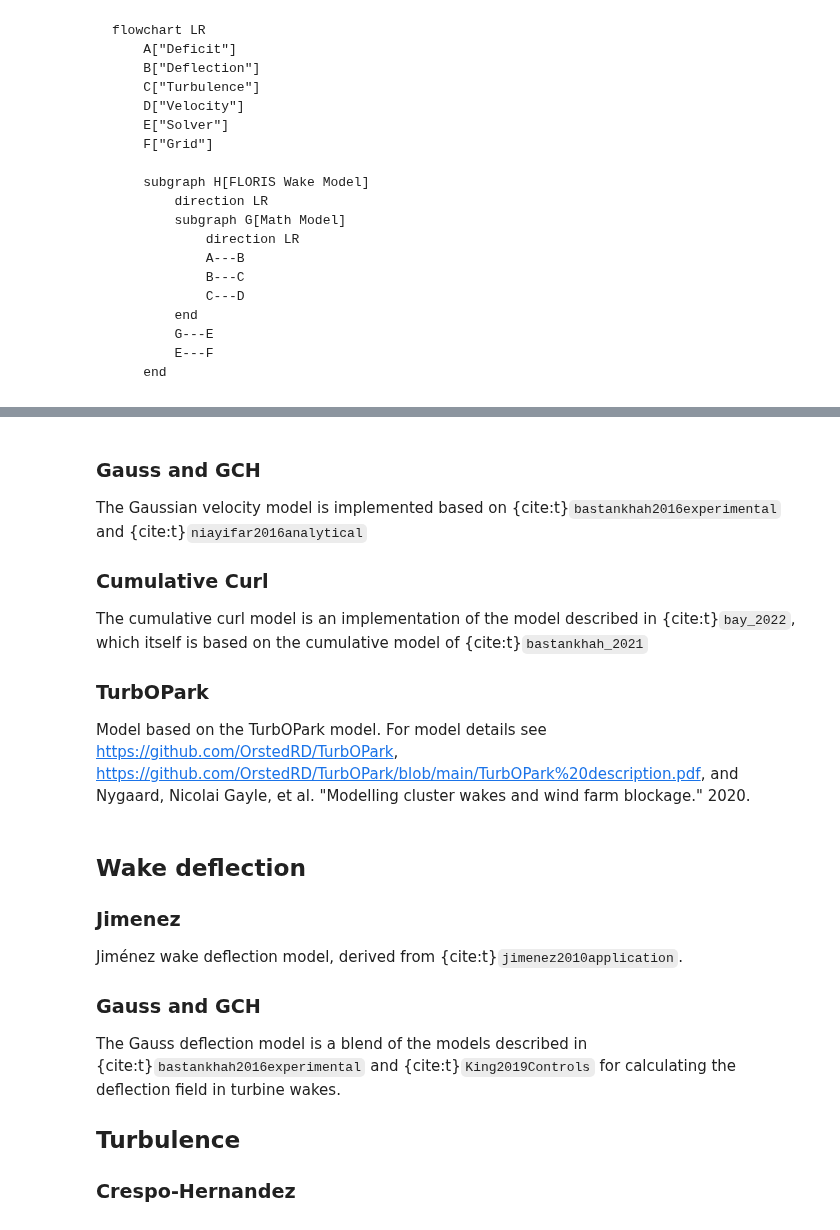
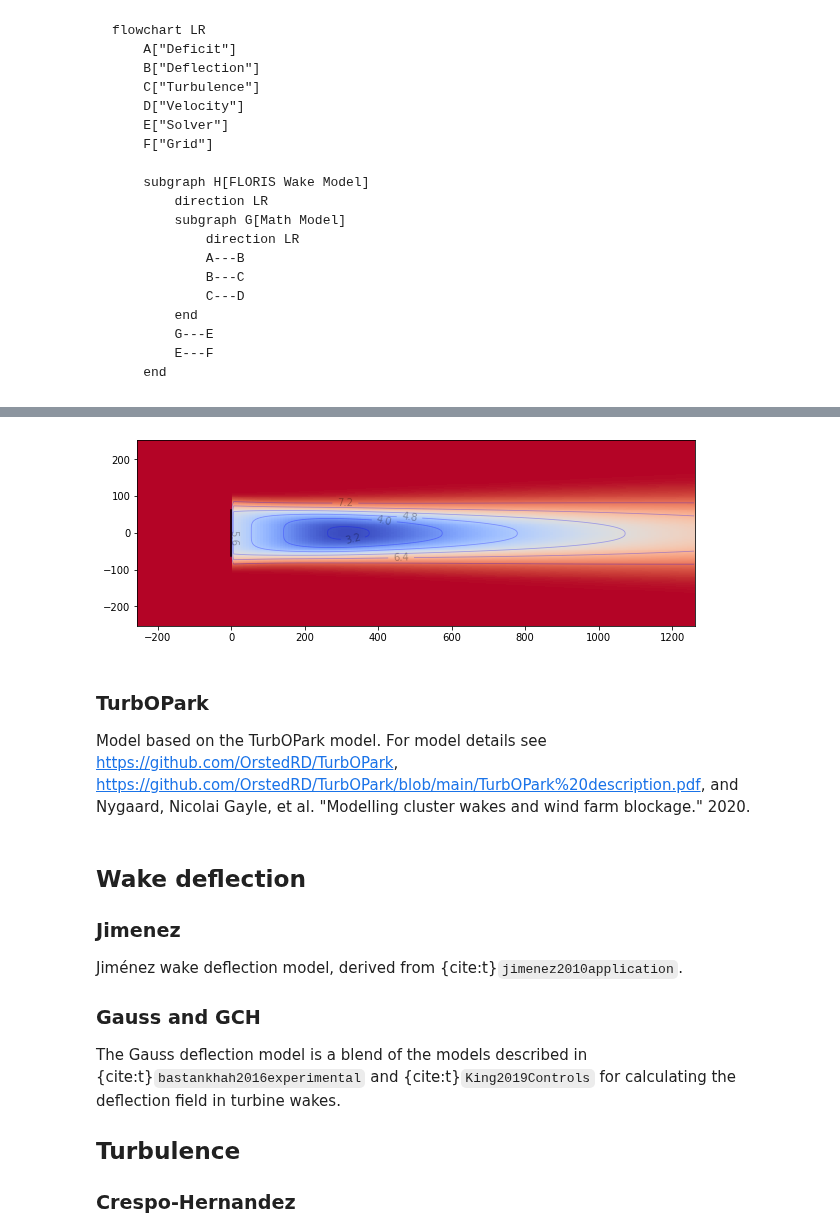
Before and after one commit to NREL/floris, a Jupyter notebook: docs/wake_models.ipynb, the cells around one changed output, grey strips where cells are left out. Saved outputs shown, nothing was run; the diff lists cells and outputs as text; code cells hidden in the pictures.

```diff
--- a/docs/wake_models.ipynb
+++ b/docs/wake_models.ipynb
@@ -72,12 +91,16 @@ wakeviz.plot_turbines_with_fi(fi, ax=axarr[1])
+# %%
+fig, axes = plt.subplots(1, 1, figsize=(10, 10))
+fi = FlorisInterface("../examples/inputs/cc.yaml")
+fi.reinitialize(layout_x=np.array([0.0]), layout_y=np.array([0.0]))
+horizontal_plane = fi.calculate_horizontal_plane(
+    height=90.0,
+    x_resolution=200,
+)
+wakeviz.visualize_cut_plane(horizontal_plane, ax=axes)
+wakeviz.plot_turbines_with_fi(fi, ax=axes)
+# %% [output]
+[figure, added]
 # %% [markdown]
-### Gauss and GCH
-The Gaussian velocity model is implemented based on {cite:t}`bastankhah2016experimental` and
-{cite:t}`niayifar2016analytical`
-
-### Cumulative Curl
-The cumulative curl model is an implementation of the model described in {cite:t}`bay_2022`,
-which itself is based on the cumulative model of {cite:t}`bastankhah_2021`
-
 ### TurbOPark
 Model based on the TurbOPark model. For model details see https://github.com/OrstedRD/TurbOPark,
 https://github.com/OrstedRD/TurbOPark/blob/main/TurbOPark%20description.pdf, and Nygaard, Nicolai
```
Also changed, not shown: parts of 10 cells of this notebook.
